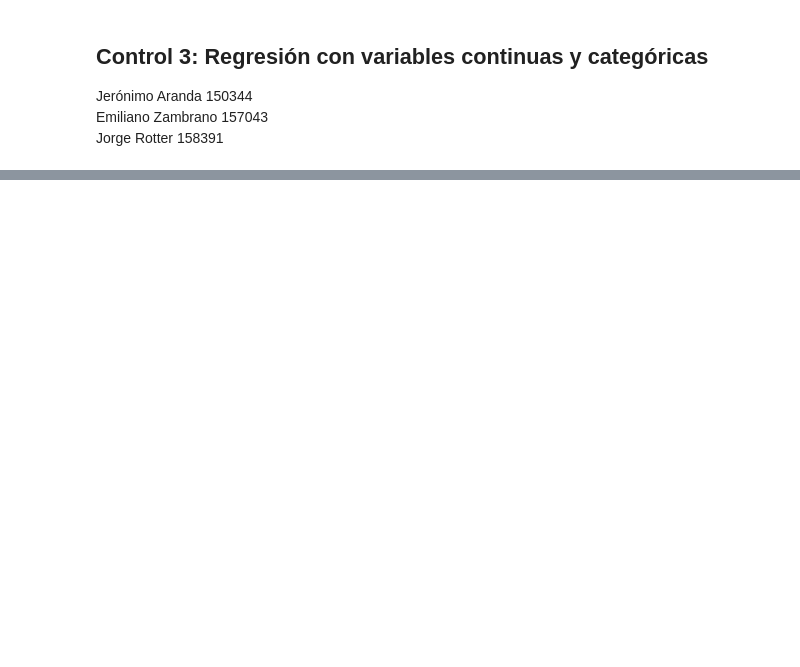
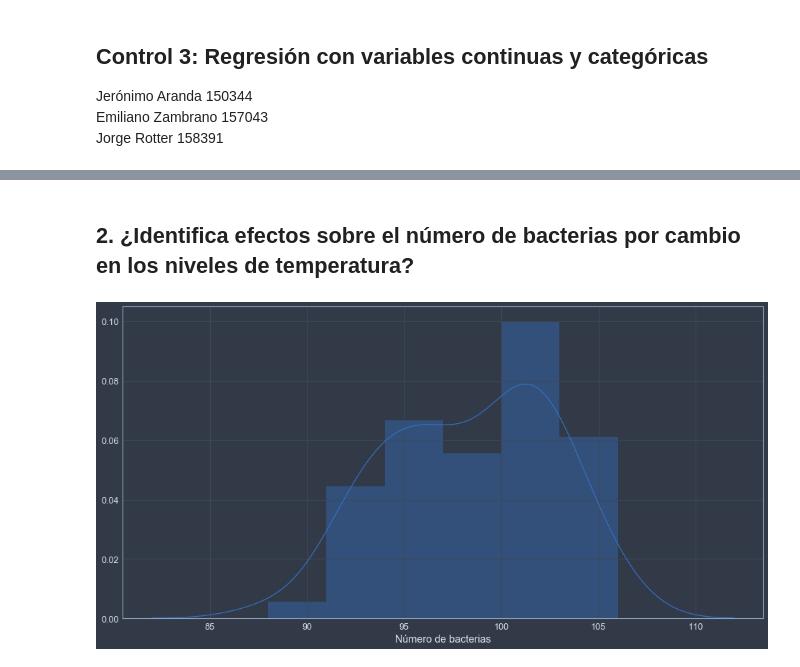
Before and after one commit to jeroaranda/aplicada2, a Jupyter notebook: control3.ipynb, the cells around one changed output, grey strips where cells are left out. Cells and saved outputs as stored; diff of their text form; code cells hidden in the pictures; blank space fills up the shorter version.

```diff
--- a/control3.ipynb
+++ b/control3.ipynb
@@ -43,0 +58,9 @@ Text(0.5,0,'Temperatura')
+# %% [markdown]
+## 2. ¿Identiﬁca efectos sobre el número de bacterias por cambio en los niveles de temperatura?
+# %%
+import warnings
+warnings.filterwarnings("ignore")
+ax=sns.distplot(bact.n.values)
+ax=ax.set_xlabel('Número de bacterias')
+# %% [output]
+[figure, added]
```
Also changed, not shown: parts of 51 cells of this notebook, 11 other files.
